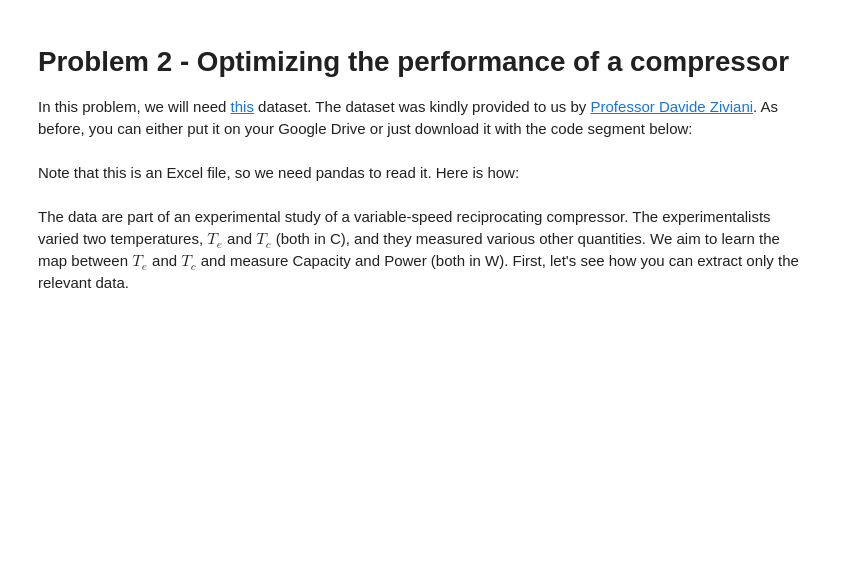
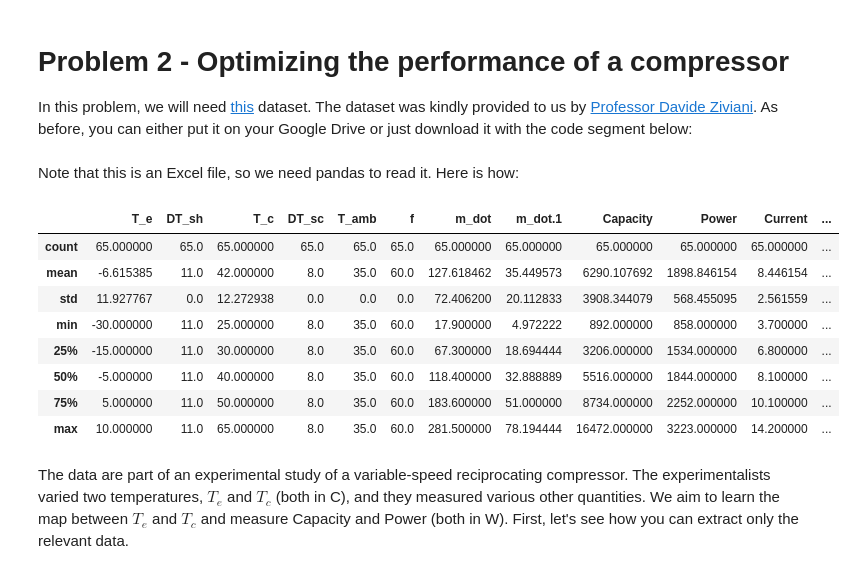
Before and after one commit to murakrishn/data-analytics-se, a Jupyter notebook: homework_solutions/homework-04-solution.ipynb, the cells around one changed output. Saved outputs shown, nothing was run; the diff lists cells and outputs as text; code cells hidden in the pictures; blank space fills up the shorter version.

```diff
--- a/homework_solutions/homework-04-solution.ipynb
+++ b/homework_solutions/homework-04-solution.ipynb
@@ -509,7 +665,17 @@ Here is how:
 # %%
 import pandas as pd
 data = pd.read_excel('compressor_data.xlsx')
-data
+data.describe()
+# %% [output]
+|  | T_e | DT_sh | T_c | DT_sc | T_amb | f | m_dot | m_dot.1 | Capacity | Power | Current | ... |
+| count | 65.000000 | 65.0 | 65.000000 | 65.0 | 65.0 | 65.0 | 65.000000 | 65.000000 | 65.000000 | 65.000000 | 65.000000 | ... |
+| mean | -6.615385 | 11.0 | 42.000000 | 8.0 | 35.0 | 60.0 | 127.618462 | 35.449573 | 6290.107692 | 1898.846154 | 8.446154 | ... |
+| std | 11.927767 | 0.0 | 12.272938 | 0.0 | 0.0 | 0.0 | 72.406200 | 20.112833 | 3908.344079 | 568.455095 | 2.561559 | ... |
+| min | -30.000000 | 11.0 | 25.000000 | 8.0 | 35.0 | 60.0 | 17.900000 | 4.972222 | 892.000000 | 858.000000 | 3.700000 | ... |
+| 25% | -15.000000 | 11.0 | 30.000000 | 8.0 | 35.0 | 60.0 | 67.300000 | 18.694444 | 3206.000000 | 1534.000000 | 6.800000 | ... |
+| 50% | -5.000000 | 11.0 | 40.000000 | 8.0 | 35.0 | 60.0 | 118.400000 | 32.888889 | 5516.000000 | 1844.000000 | 8.100000 | ... |
+| 75% | 5.000000 | 11.0 | 50.000000 | 8.0 | 35.0 | 60.0 | 183.600000 | 51.000000 | 8734.000000 | 2252.000000 | 10.100000 | ... |
+| max | 10.000000 | 11.0 | 65.000000 | 8.0 | 35.0 | 60.0 | 281.500000 | 78.194444 | 16472.000000 | 3223.000000 | 14.200000 | ... |
 # %% [markdown]
 The data are part of an experimental study of a variable-speed reciprocating compressor.
 The experimentalists varied two temperatures, $T_e$ and $T_c$ (both in C), and they measured various other quantities.
```
Also changed, not shown: parts of 75 cells of this notebook, 2 other files.
